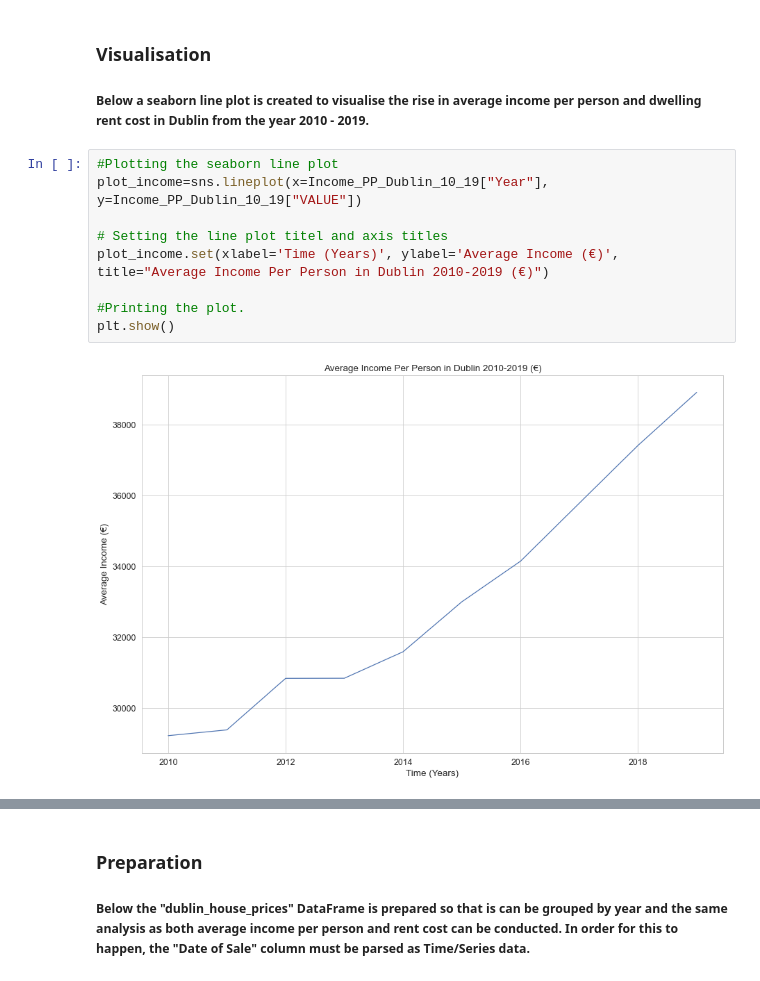
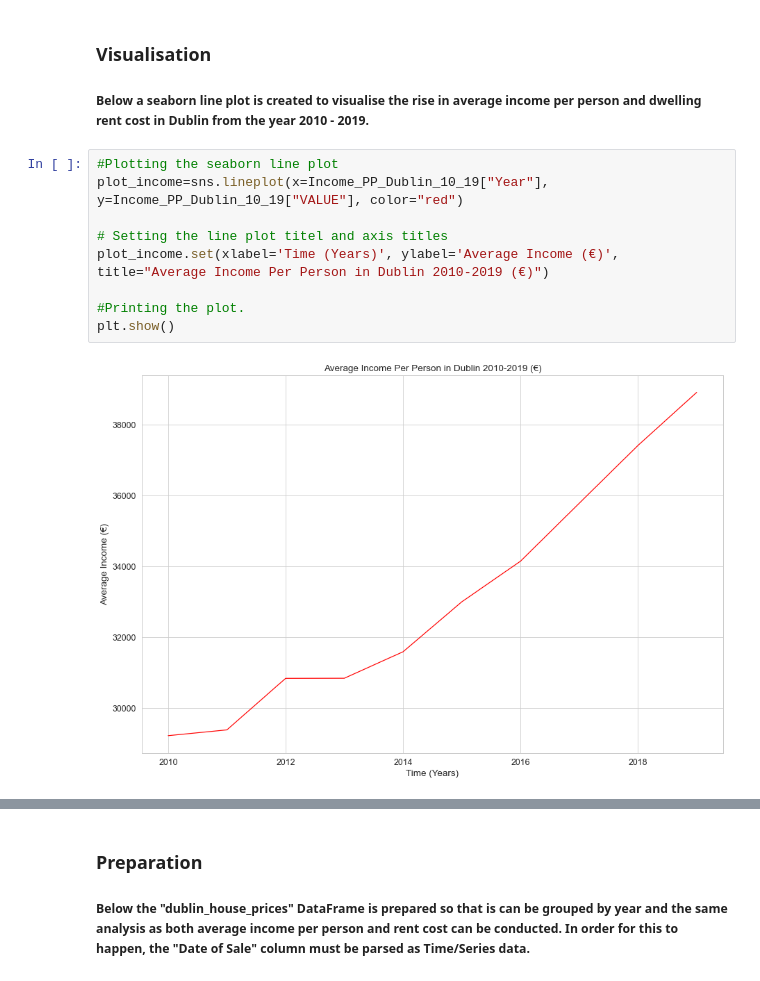
Before and after one commit to CraigDowling/Project, a Jupyter notebook: UCDPA_craigdowlingproject.ipynb, the cells around one changed output, grey strips where cells are left out. Cells and saved outputs as stored; diff of their text form.

```diff
--- a/UCDPA_craigdowlingproject.ipynb
+++ b/UCDPA_craigdowlingproject.ipynb
@@ -1133,14 +1155,14 @@ rent_Dublin_10_19
 ##### Below a seaborn line plot is created to visualise the rise in average income per person and dwelling rent cost in Dublin from the year 2010 - 2019.
 # %%
 #Plotting the seaborn line plot
-plot_income=sns.lineplot(x=Income_PP_Dublin_10_19["Year"], y=Income_PP_Dublin_10_19["VALUE"])
+plot_income=sns.lineplot(x=Income_PP_Dublin_10_19["Year"], y=Income_PP_Dublin_10_19["VALUE"], color="red")
 
 # Setting the line plot titel and axis titles
 plot_income.set(xlabel='Time (Years)', ylabel='Average Income (€)', title="Average Income Per Person in Dublin 2010-2019 (€)")
 
 #Printing the plot.
 plt.show()
 # %% [output]
-[figure, old version]
+[figure, new version]
 # %%
 #Plotting the seaborn line plot
```
Also changed, not shown: parts of 11 cells of this notebook.
